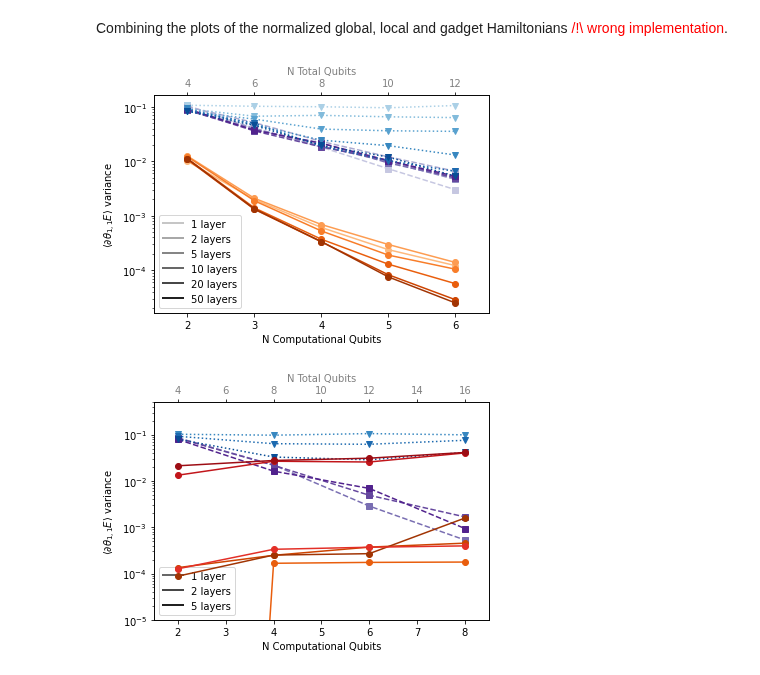
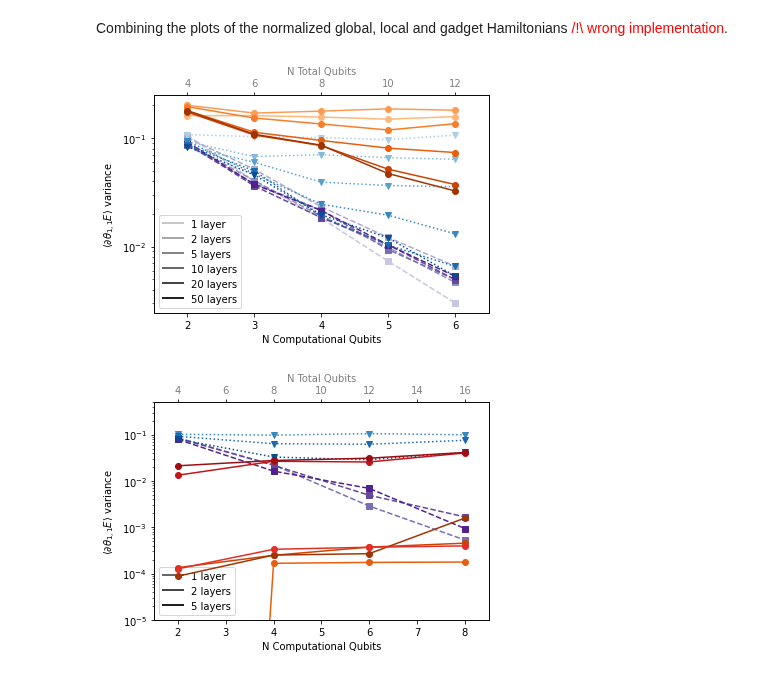
Before and after one commit to SimonCichy/barren-gadgets, a Jupyter notebook: plotting/relevant_results.ipynb, the cells around one changed output. Drawn from its saved outputs; the diff is of its cells as text; code cells hidden in the pictures.

```diff
--- a/plotting/relevant_results.ipynb
+++ b/plotting/relevant_results.ipynb
@@ -64,11 +64,11 @@ Combining the plots of the normalized global, local and gadget Hamiltonians
 # %%
 file_list = [data_folder + 'gradients/220401_global_circuit_6qubits_50layers_1000samples.dat',
              data_folder + 'gradients/220401_local_circuit_6qubits_50layers_1000samples.dat',
              data_folder + 'gradients/220402_gadget_circuit_6qubits_50layers_1000samples.dat']
 
-plot_variances_vs_qubits(file_list, colours, normalize=True)
+plot_variances_vs_qubits(file_list, colours, normalize=False)
 # %% [output]
-[figure, old version]
+[figure, new version]
 # %%
 file_list = [data_folder + 'gradients/220406_global_circuit_8qubits_5layers_0.5lambda_200samples.dat',
              data_folder + 'gradients/220406_local_circuit_8qubits_5layers_0.5lambda_200samples.dat',
```
Also changed, not shown: parts of 1 cell of this notebook, 1 other file.
